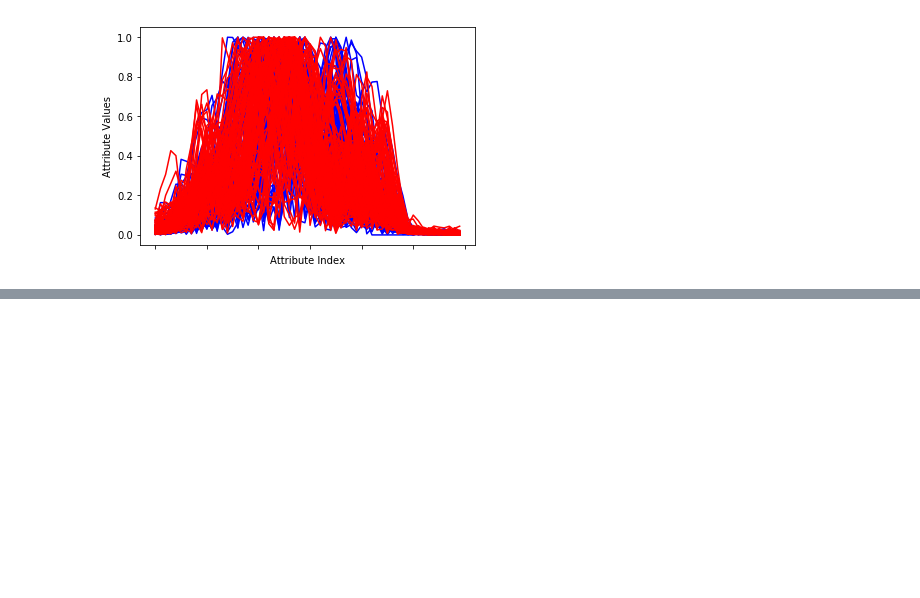
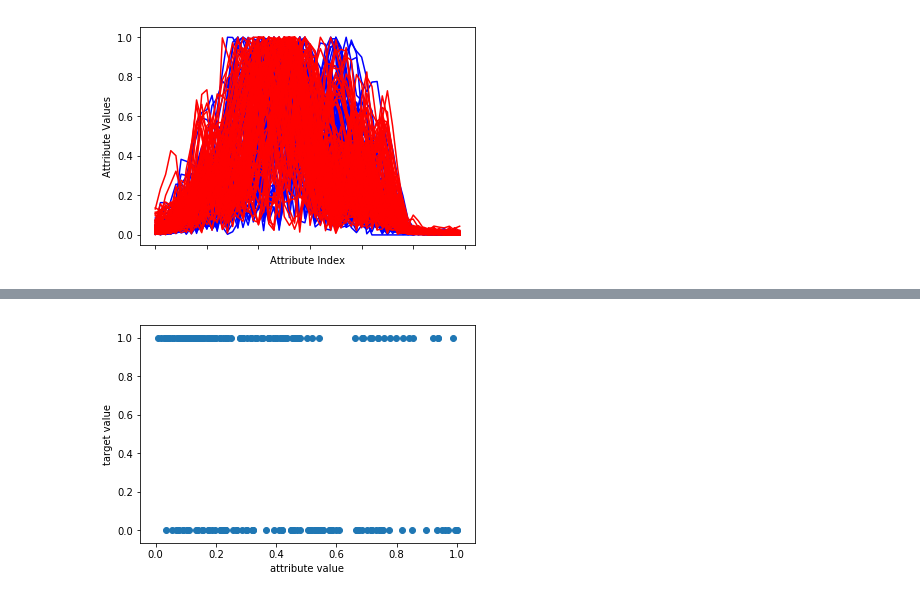
Before and after one commit to yuanfeibi/Python_ML, a Jupyter notebook: Chapter 2 .ipynb, the cells around one changed output, grey strips where cells are left out. Saved outputs shown, nothing was run; the diff lists cells and outputs as text; code cells hidden in the pictures; blank space fills up the shorter version.

```diff
--- a/Chapter 2 .ipynb
+++ b/Chapter 2 .ipynb
@@ -221,0 +248,13 @@ plot.show()
+# %%
+for i in range(208):
+    if rocksVMines.iat[i, 60] == "M":
+        target.append(1.0)
+    else:
+        target.append(0.0)
+dataRow = rocksVMines.iloc[0:208, 35]
+plot.scatter(dataRow, target)
+plot.xlabel("attribute value")
+plot.ylabel("target value")
+plot.show()
+# %% [output]
+[figure, added]
```
Also changed, not shown: parts of 7 cells of this notebook.
